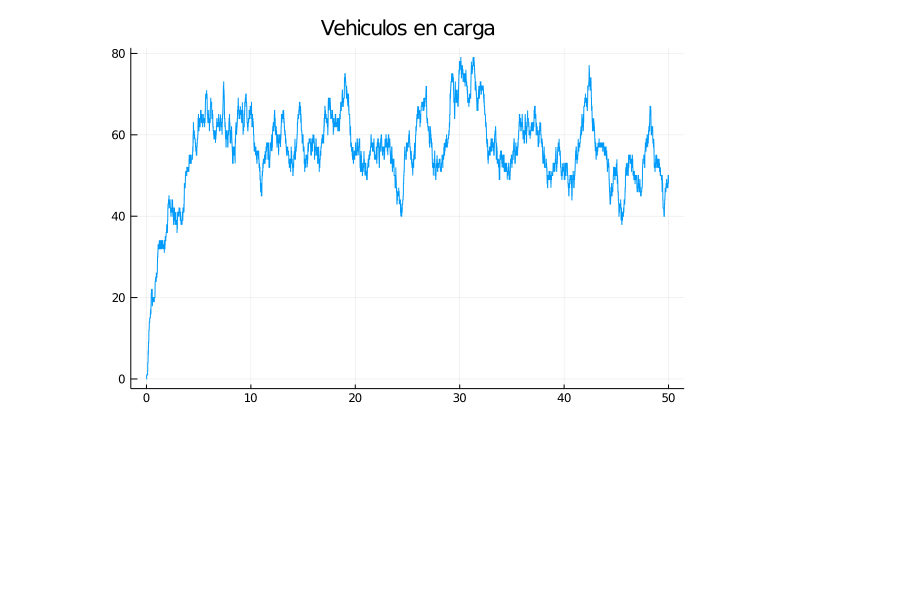
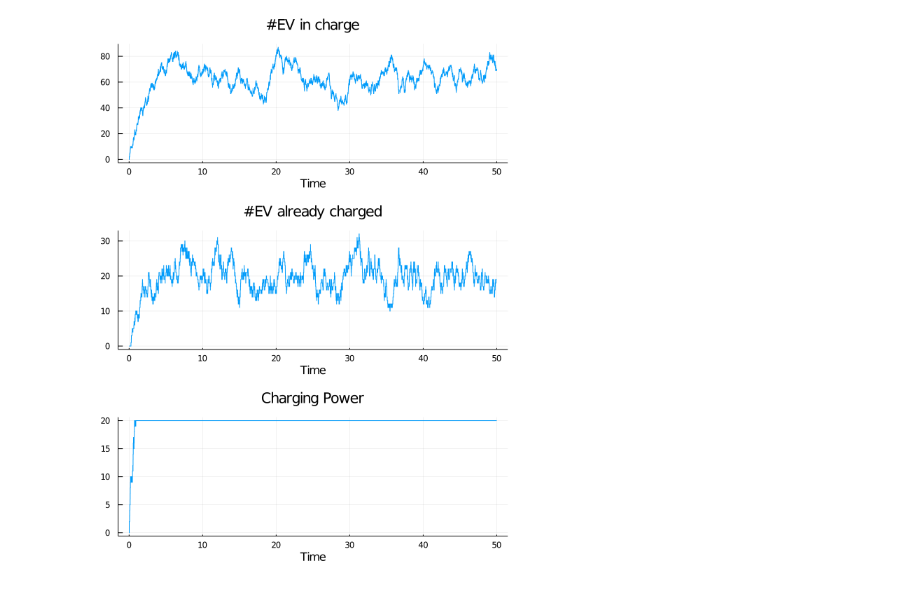
Before and after one commit to Grupo-MATE/ev_notebooks, a Jupyter notebook: VehicleTrajectories.ipynb, the cells around one changed output. Cells and saved outputs as stored; diff of their text form; code cells hidden in the pictures; blank space fills up the shorter version.

```diff
--- a/VehicleTrajectories.ipynb
+++ b/VehicleTrajectories.ipynb
@@ -13,7 +15,3 @@ snaps = collect(0:0.01:Tfinal);
 # %%
 sim = ev_lifo(lambda,mu,gamma,Tfinal,C,snapshots=snaps)
 compute_statistics!(sim)
-# %%
-plot(sim.timetrace.T,sim.timetrace.X , legend=:none, title="Vehiculos en carga")
-# %% [output]
-[figure, removed]
@@ -43,0 +18,4 @@ d=[v[2] for v in d];
+# %%
+plot(sim.timetrace)
+# %% [output]
+[figure, added]
```
Also changed, not shown: parts of 5 cells of this notebook, 2 other files.
